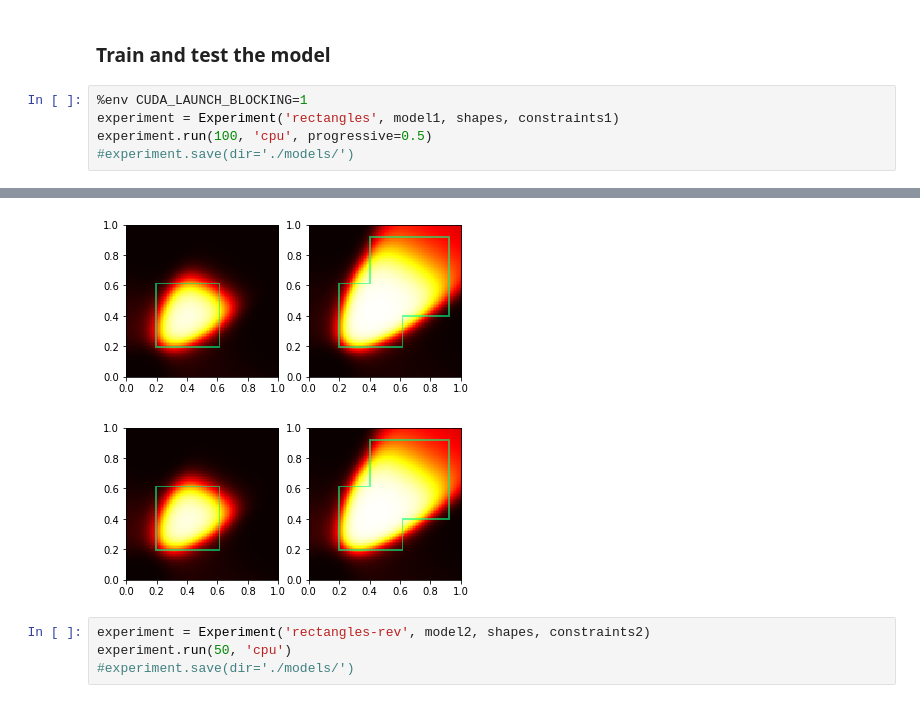
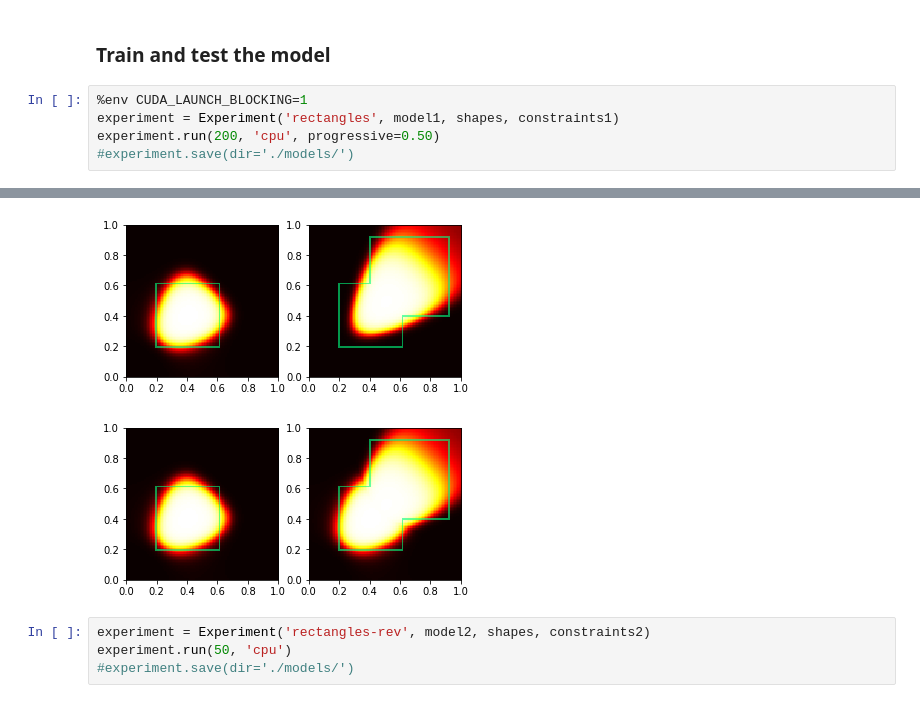
Before and after one commit to atatomir/CCN, a Jupyter notebook: experiments/Rectangles.ipynb, the cells around one changed output, grey strips where cells are left out. Drawn from its saved outputs; the diff is of its cells as text.

```diff
--- a/experiments/Rectangles.ipynb
+++ b/experiments/Rectangles.ipynb
@@ -62,7 +62,7 @@ NeuralNetwork(
 # %%
 %env CUDA_LAUNCH_BLOCKING=1
 experiment = Experiment('rectangles', model1, shapes, constraints1)
-experiment.run(100, 'cpu', progressive=0.5)
+experiment.run(200, 'cpu', progressive=0.50)
 #experiment.save(dir='./models/')
 # %% [output]
 env: CUDA_LAUNCH_BLOCKING=1
@@ -83,7 +83,7 @@ loss: 0.227269 [    0/10000]
 
 Done!
-[figure, old version]
+[figure, new version]
-[figure, old version]
+[figure, new version]
 # %%
 experiment = Experiment('rectangles-rev', model2, shapes, constraints2)
 experiment.run(50, 'cpu')
```
Also changed, not shown: parts of 1 cell of this notebook, 3 other files.
